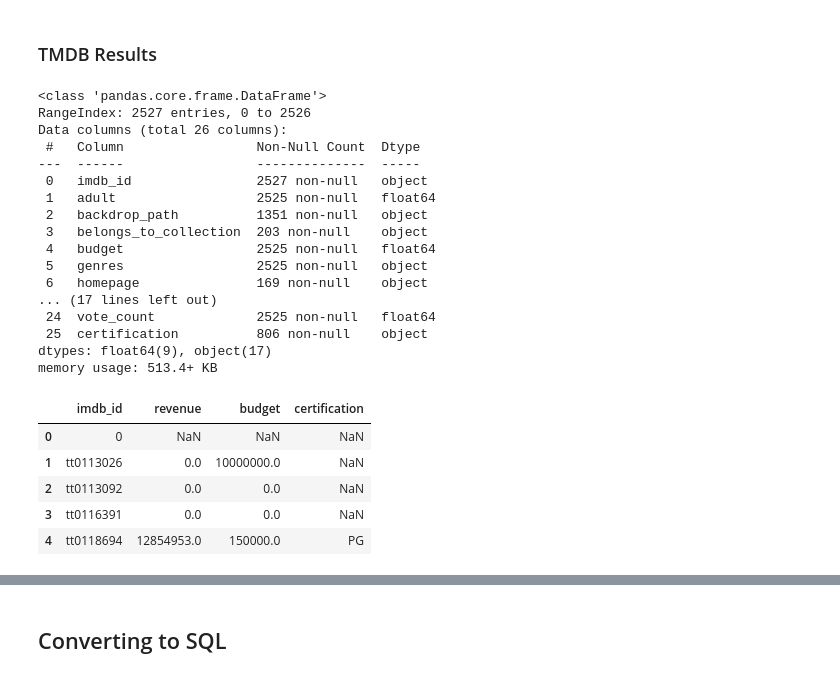
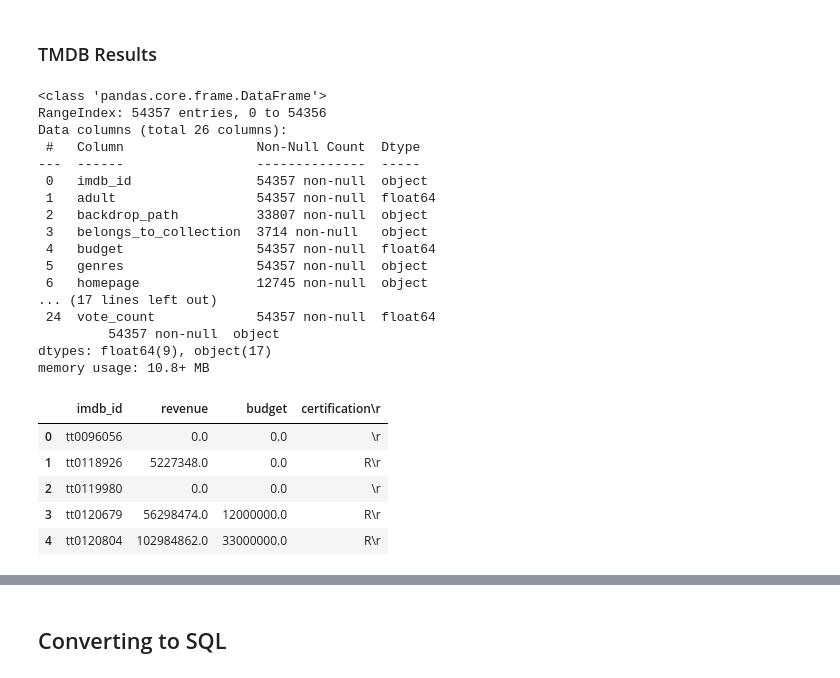
Before and after one commit to Zach-Hanson3/Project-3, a Jupyter notebook: Creating_Database.ipynb, the cells around one changed output, grey strips where cells are left out. Cells and saved outputs as stored; diff of their text form; code cells hidden in the pictures.

```diff
--- a/Creating_Database.ipynb
+++ b/Creating_Database.ipynb
@@ -60,7 +60,7 @@ title_ratings.head(3)
 | 1 | tt0000002 | 5.8 | 263 |
 | 2 | tt0000005 | 6.2 | 2589 |
 # %%
-tmdb_results = pd.read_csv('Data/tmdb_results_combined.csv.gz')
+tmdb_results = pd.read_csv('Data/complete_tmdb_data.csv.gz')
 tmdb_results.head(3)
 # %% [output]
 |  | imdb_id | adult | backdrop_path | belongs_to_collection | budget | genres | homepage | id | ... |
@@ -212,31 +212,31 @@ title_basics.head(2)
 tmdb_results.info()
 # %% [output]
 <class 'pandas.core.frame.DataFrame'>
-RangeIndex: 2527 entries, 0 to 2526
+RangeIndex: 54357 entries, 0 to 54356
 Data columns (total 26 columns):
  #   Column                 Non-Null Count  Dtype
 ---  ------                 --------------  -----
- 0   imdb_id                2527 non-null   object
- 1   adult                  2525 non-null   float64
- 2   backdrop_path          1351 non-null   object
- 3   belongs_to_collection  203 non-null    object
- 4   budget                 2525 non-null   float64
- 5   genres                 2525 non-null   object
- 6   homepage               169 non-null    object
+ 0   imdb_id                54357 non-null  object
+ 1   adult                  54357 non-null  float64
+ 2   backdrop_path          33807 non-null  object
+ 3   belongs_to_collection  3714 non-null   object
+ 4   budget                 54357 non-null  float64
+ 5   genres                 54357 non-null  object
+ 6   homepage               12745 non-null  object
 ... (17 lines left out)
- 24  vote_count             2525 non-null   float64
- 25  certification          806 non-null    object
+ 24  vote_count             54357 non-null  float64
+         54357 non-null  object
 dtypes: float64(9), object(17)
-memory usage: 513.4+ KB
+memory usage: 10.8+ MB
 # %%
 #Project description states that these 4 columns are what we want to extract from this data frame
 #All of the other relevant information is contained in our other tables.
-tmdb_data = tmdb_results[['imdb_id', 'revenue', 'budget', 'certification']]
+tmdb_data = tmdb_results[['imdb_id', 'revenue', 'budget', 'certification\r']]
 tmdb_data.head()
 # %% [output]
-|  | imdb_id | revenue | budget | certification |
-| 0 | 0 | NaN | NaN | NaN |
-| 1 | tt0113026 | 0.0 | 10000000.0 | NaN |
-| 2 | tt0113092 | 0.0 | 0.0 | NaN |
-| 3 | tt0116391 | 0.0 | 0.0 | NaN |
-| 4 | tt0118694 | 12854953.0 | 150000.0 | PG |
+|  | imdb_id | revenue | budget | certification\r |
+| 0 | tt0096056 | 0.0 | 0.0 | \r |
+| 1 | tt0118926 | 5227348.0 | 0.0 | R\r |
+| 2 | tt0119980 | 0.0 | 0.0 | \r |
+| 3 | tt0120679 | 56298474.0 | 12000000.0 | R\r |
+| 4 | tt0120804 | 102984862.0 | 33000000.0 | R\r |
```
Also changed, not shown: parts of 18 cells of this notebook, 2 other files.
